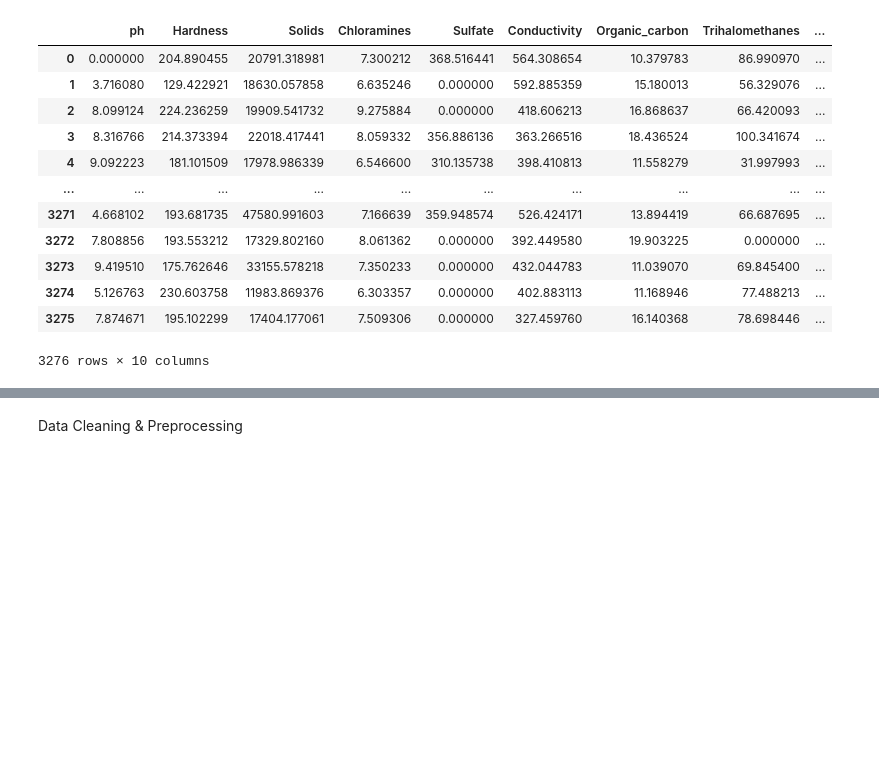
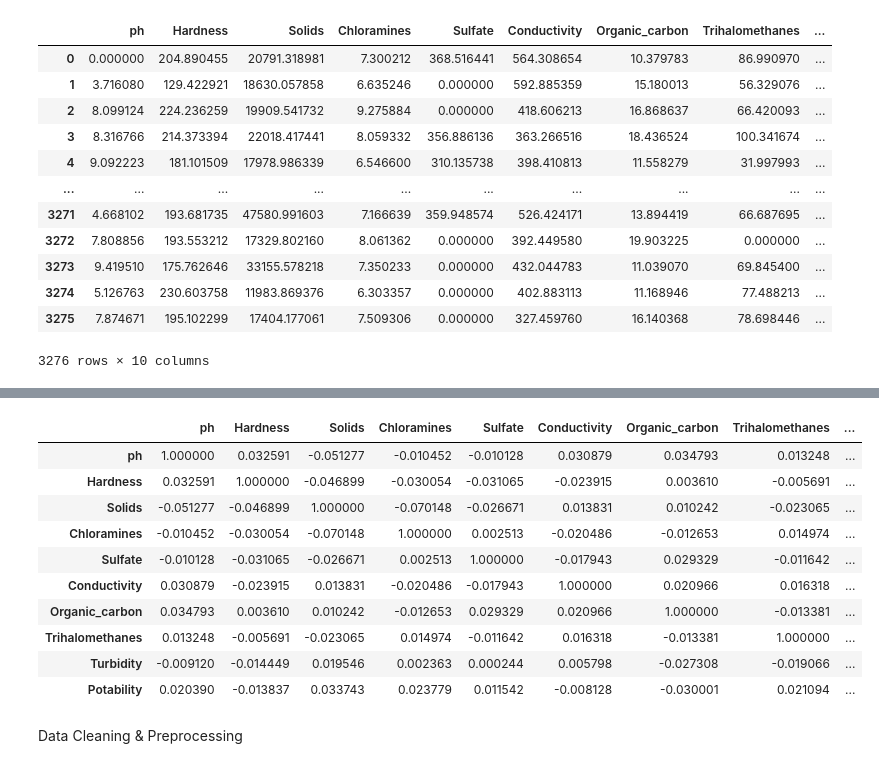
Before and after one commit to alexchandra19/Proyek-ML-2023, a Jupyter notebook: Proyek ML/datapreposition.ipynb, the cells around one changed output, grey strips where cells are left out. Saved outputs shown, nothing was run; the diff lists cells and outputs as text; code cells hidden in the pictures; blank space fills up the shorter version.

```diff
--- a/Proyek ML/datapreposition.ipynb
+++ b/Proyek ML/datapreposition.ipynb
@@ -7,6 +16,6 @@ from sklearn.preprocessing import StandardScaler
 # %%
 # read dari link URL
-url = 'https://raw.githubusercontent.com/alexchandra19/Proyek-ML-2023/main/Proyek%20ML/water_potability.csv?token=GHSAT0AAAAAACI6ZVESAY2ENQ6X6PXBFO6IZJOS4VQ'
+url = 'https://raw.githubusercontent.com/alexchandra19/Proyek-ML-2023/main/Proyek%20ML/water_potability.csv?token=GHSAT0AAAAAACI6ZVESKYV4SJJWNGPOI4YYZJRGCUA'
 data = pd.read_csv(url)
 data
 # %% [output]
@@ -26,2 +48,17 @@ data
+# %%
+# memuat korelasi setiap kolom dataframe dgn potability
+data.corr()
+# %% [output]
+|  | ph | Hardness | Solids | Chloramines | Sulfate | Conductivity | Organic_carbon | Trihalomethanes | ... |
+| ph | 1.000000 | 0.032591 | -0.051277 | -0.010452 | -0.010128 | 0.030879 | 0.034793 | 0.013248 | ... |
+| Hardness | 0.032591 | 1.000000 | -0.046899 | -0.030054 | -0.031065 | -0.023915 | 0.003610 | -0.005691 | ... |
+| Solids | -0.051277 | -0.046899 | 1.000000 | -0.070148 | -0.026671 | 0.013831 | 0.010242 | -0.023065 | ... |
+| Chloramines | -0.010452 | -0.030054 | -0.070148 | 1.000000 | 0.002513 | -0.020486 | -0.012653 | 0.014974 | ... |
+| Sulfate | -0.010128 | -0.031065 | -0.026671 | 0.002513 | 1.000000 | -0.017943 | 0.029329 | -0.011642 | ... |
+| Conductivity | 0.030879 | -0.023915 | 0.013831 | -0.020486 | -0.017943 | 1.000000 | 0.020966 | 0.016318 | ... |
+| Organic_carbon | 0.034793 | 0.003610 | 0.010242 | -0.012653 | 0.029329 | 0.020966 | 1.000000 | -0.013381 | ... |
+| Trihalomethanes | 0.013248 | -0.005691 | -0.023065 | 0.014974 | -0.011642 | 0.016318 | -0.013381 | 1.000000 | ... |
+| Turbidity | -0.009120 | -0.014449 | 0.019546 | 0.002363 | 0.000244 | 0.005798 | -0.027308 | -0.019066 | ... |
+| Potability | 0.020390 | -0.013837 | 0.033743 | 0.023779 | 0.011542 | -0.008128 | -0.030001 | 0.021094 | ... |
 # %% [markdown]
 Data Cleaning & Preprocessing
```
Also changed, not shown: parts of 51 cells of this notebook.
